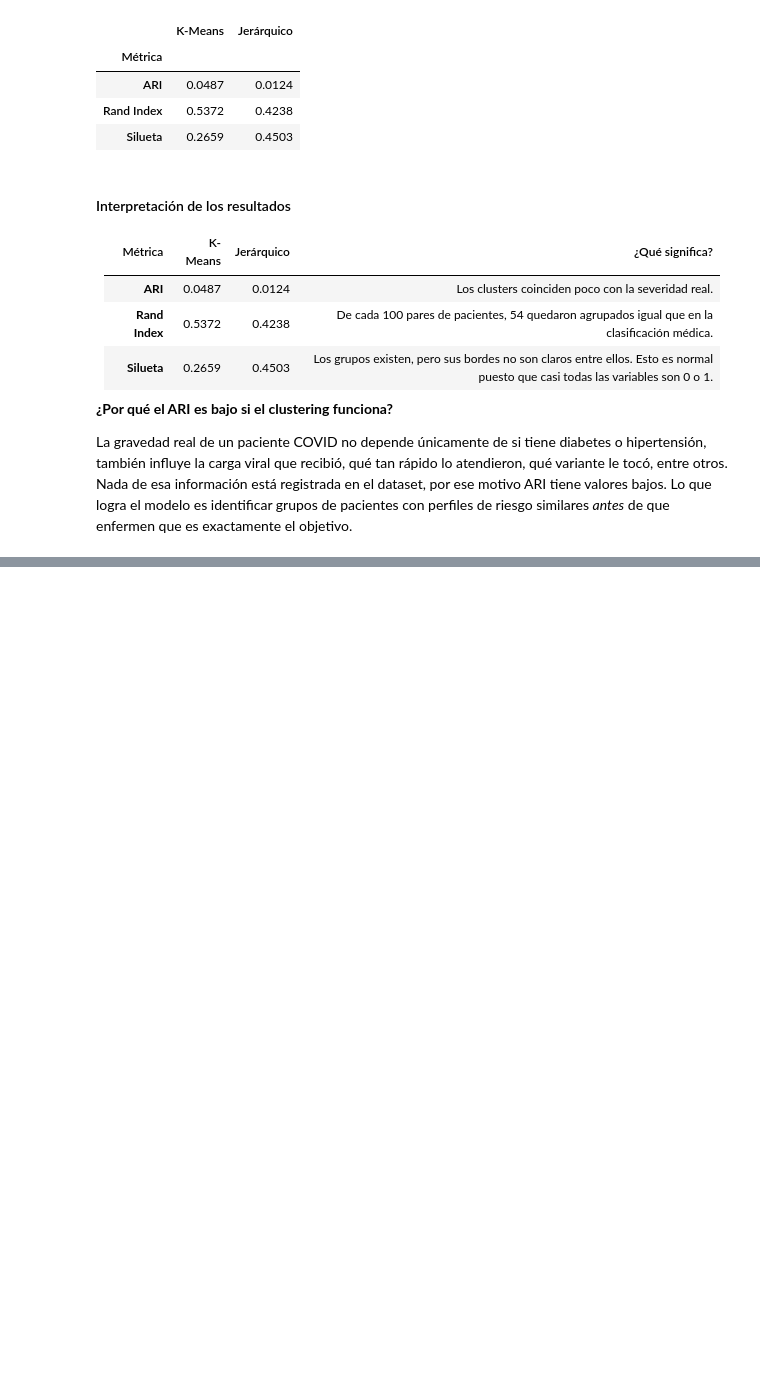
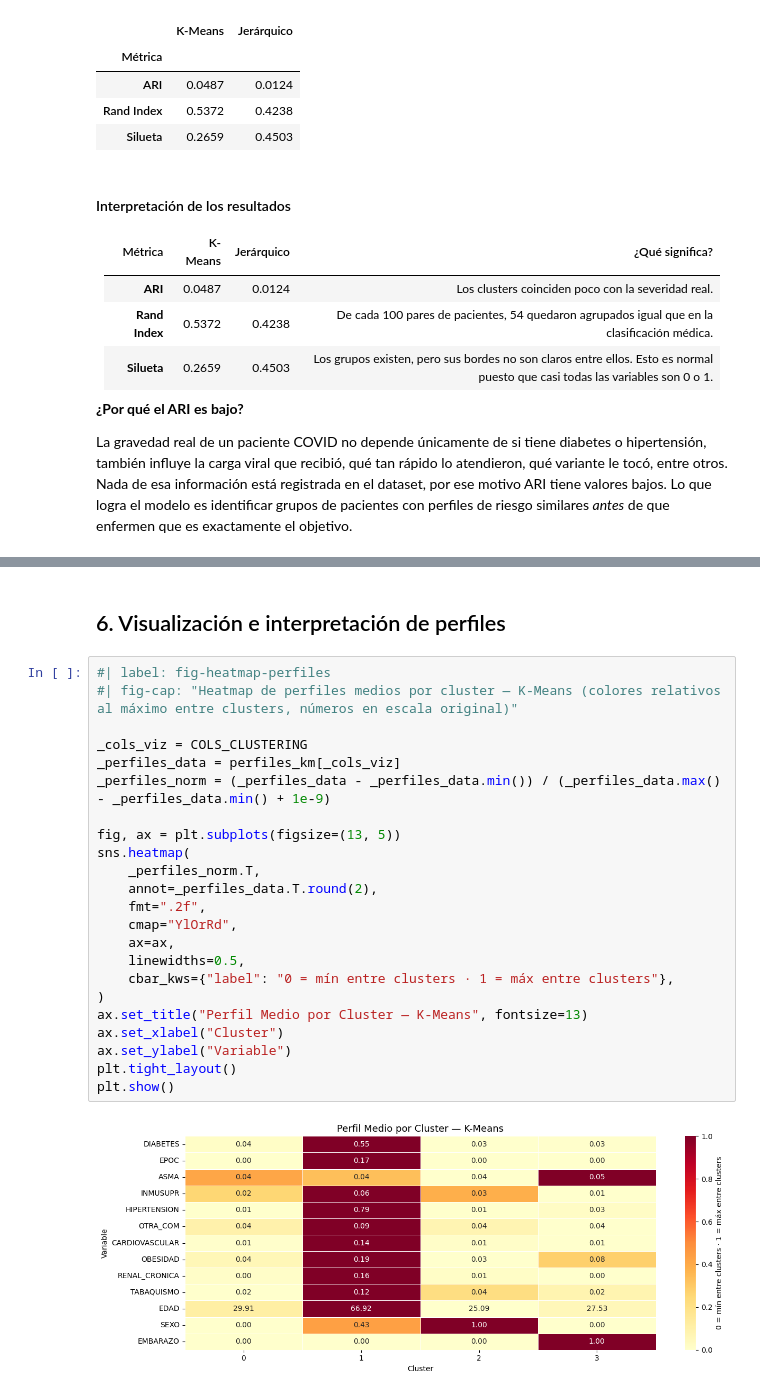
Before and after one commit to DWDMV/proyecto-final, a Jupyter notebook: notebooks/04_clustering.ipynb, the cells around one changed output, grey strips where cells are left out. Cells and saved outputs as stored; diff of their text form; blank space fills up the shorter version.

```diff
--- a/notebooks/04_clustering.ipynb
+++ b/notebooks/04_clustering.ipynb
@@ -529,7 +548,7 @@ pd.DataFrame({
 | **Rand Index** | 0.5372 | 0.4238 | De cada 100 pares de pacientes, 54 quedaron agrupados igual que en la clasificación médica. |
 | **Silueta** | 0.2659 | 0.4503 | Los grupos existen, pero sus bordes no son claros entre ellos. Esto es normal puesto que casi todas las variables son 0 o 1. |
 
-**¿Por qué el ARI es bajo si el clustering funciona?**
+**¿Por qué el ARI es bajo?**
 
 La gravedad real de un paciente COVID no depende únicamente de si tiene diabetes o hipertensión, también influye la carga viral que recibió, qué tan rápido lo atendieron, qué variante le tocó, entre otros. Nada de esa información está registrada en el dataset, por ese motivo ARI tiene valores bajos. Lo que logra el modelo es identificar grupos de pacientes con perfiles de riesgo similares *antes* de que enfermen que es exactamente el objetivo.
 # %%
@@ -548,3 +567,30 @@ perfiles_km
 | 1 | 42005 | 0.554 | 0.173 | 0.042 | 0.058 | 0.791 | 0.093 | 0.139 | 0.194 | ... |
 | 2 | 81501 | 0.028 | 0.002 | 0.038 | 0.029 | 0.011 | 0.044 | 0.009 | 0.030 | ... |
 | 3 | 2793 | 0.032 | 0.002 | 0.050 | 0.011 | 0.029 | 0.040 | 0.007 | 0.076 | ... |
+# %% [markdown]
+## 6. Visualización e interpretación de perfiles
+# %%
+#| label: fig-heatmap-perfiles
+#| fig-cap: "Heatmap de perfiles medios por cluster — K-Means (colores relativos al máximo entre clusters, números en escala original)"
+
+_cols_viz = COLS_CLUSTERING
+_perfiles_data = perfiles_km[_cols_viz]
+_perfiles_norm = (_perfiles_data - _perfiles_data.min()) / (_perfiles_data.max() - _perfiles_data.min() + 1e-9)
+
+fig, ax = plt.subplots(figsize=(13, 5))
+sns.heatmap(
+    _perfiles_norm.T,
+    annot=_perfiles_data.T.round(2),
+    fmt=".2f",
+    cmap="YlOrRd",
+    ax=ax,
+    linewidths=0.5,
+    cbar_kws={"label": "0 = mín entre clusters · 1 = máx entre clusters"},
+)
+ax.set_title("Perfil Medio por Cluster — K-Means", fontsize=13)
+ax.set_xlabel("Cluster")
+ax.set_ylabel("Variable")
+plt.tight_layout()
+plt.show()
+# %% [output]
+[figure, added]
```
Also changed, not shown: parts of 16 cells of this notebook.
